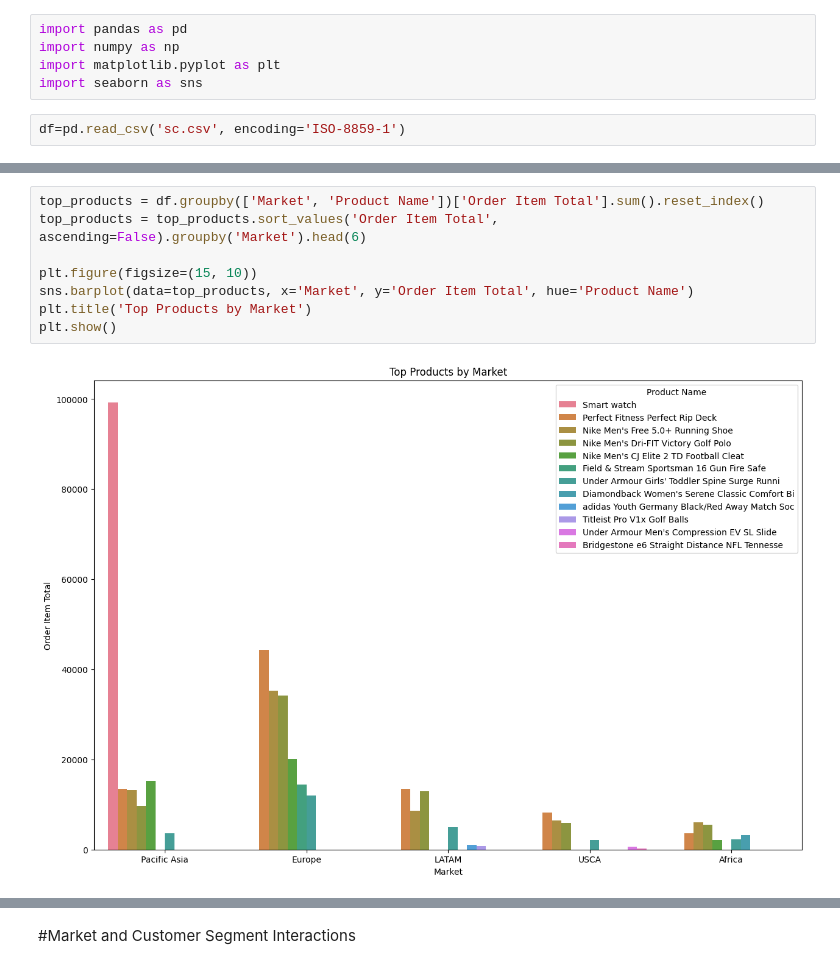
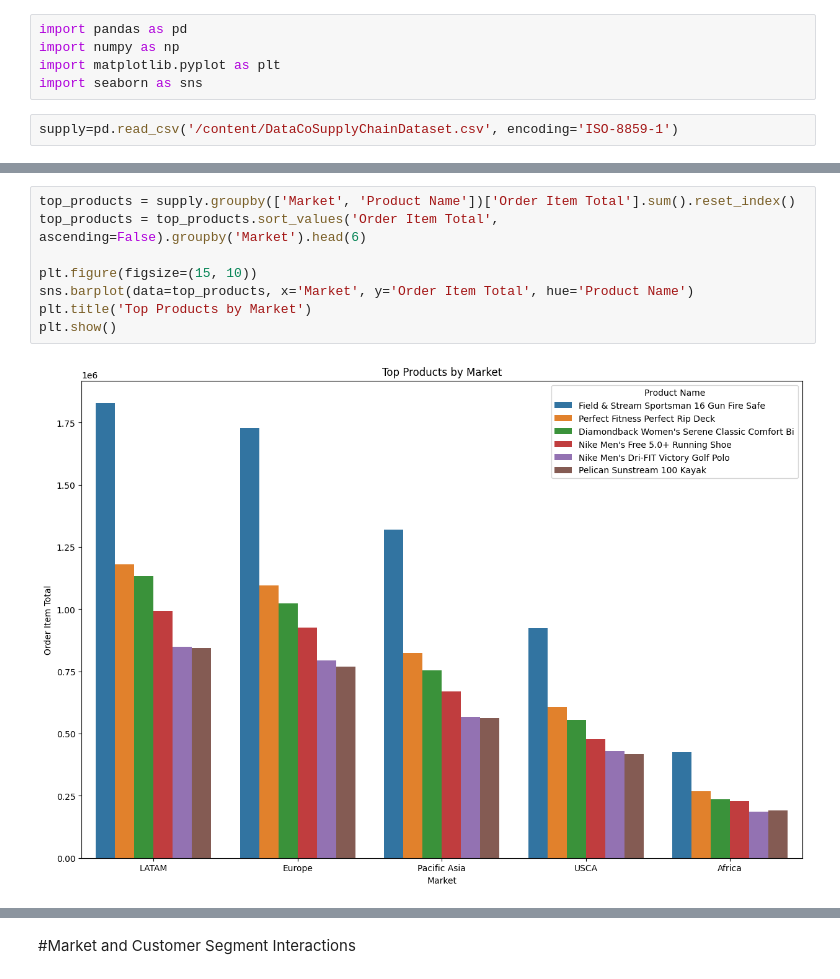
Before and after one commit to akshan-main/supplychain, a Jupyter notebook: supplychaineda.ipynb, the cells around one changed output, grey strips where cells are left out. Cells and saved outputs as stored; diff of their text form.

```diff
--- a/supplychaineda.ipynb
+++ b/supplychaineda.ipynb
@@ -4,5 +4,5 @@ import numpy as np
 import matplotlib.pyplot as plt
 import seaborn as sns
 # %%
-df=pd.read_csv('sc.csv', encoding='ISO-8859-1')
+supply=pd.read_csv('/content/DataCoSupplyChainDataset.csv', encoding='ISO-8859-1')
 # %%
@@ -74,12 +74,12 @@ market_counts
 dtype: int64
 # %%
-top_products = df.groupby(['Market', 'Product Name'])['Order Item Total'].sum().reset_index()
+top_products = supply.groupby(['Market', 'Product Name'])['Order Item Total'].sum().reset_index()
 top_products = top_products.sort_values('Order Item Total', ascending=False).groupby('Market').head(6)
 
 plt.figure(figsize=(15, 10))
 sns.barplot(data=top_products, x='Market', y='Order Item Total', hue='Product Name')
 plt.title('Top Products by Market')
 plt.show()
 # %% [output]
-[figure, old version]
+[figure, new version]
 # %%
```
Also changed, not shown: parts of 29 cells of this notebook.
